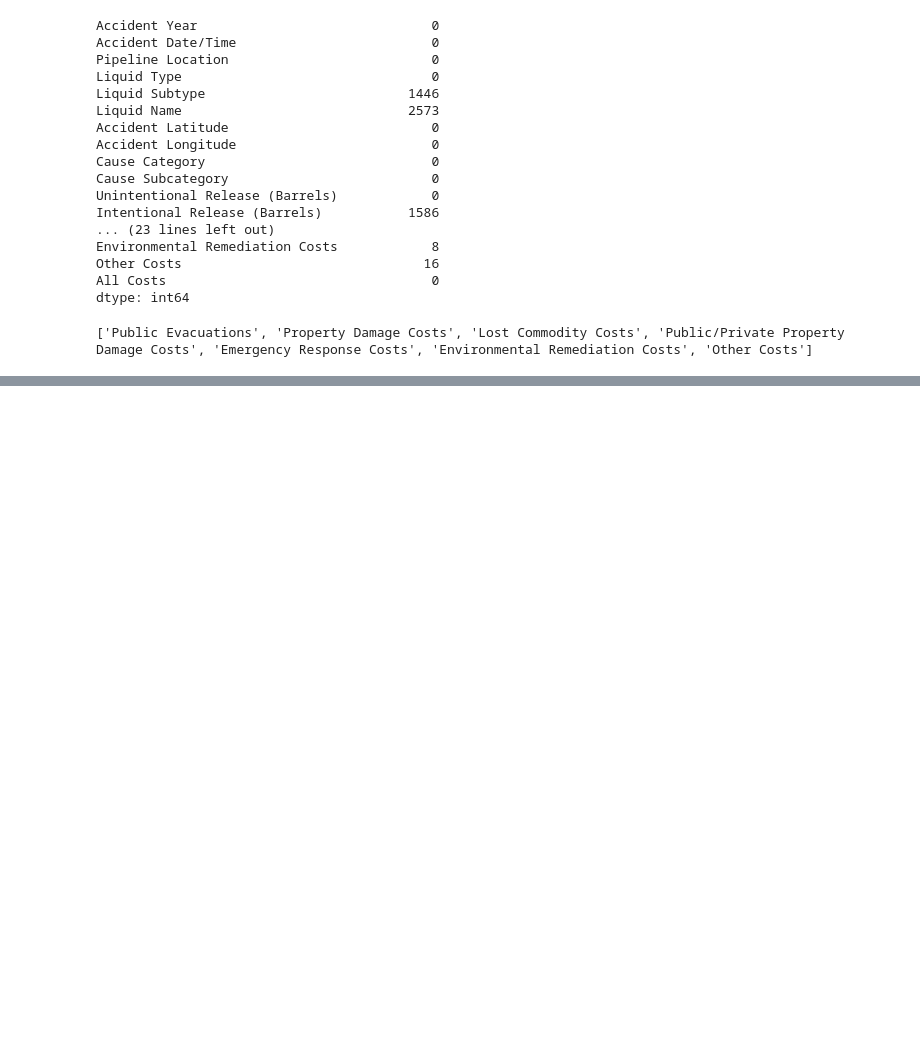
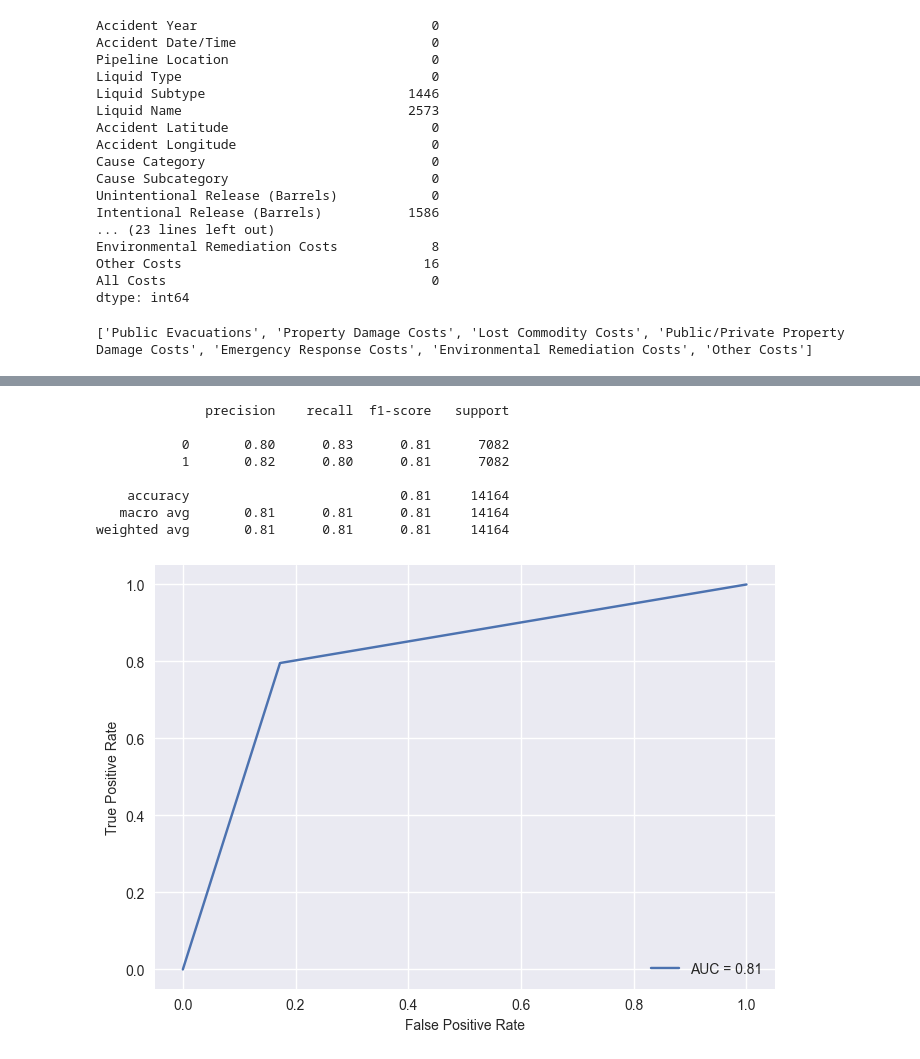
Before and after one commit to IvanBugaenko/MLGazzzz, a Jupyter notebook: notebooks/dz.ipynb, the cells around one changed output, grey strips where cells are left out. Drawn from its saved outputs; the diff is of its cells as text; code cells hidden in the pictures; blank space fills up the shorter version.

```diff
--- a/notebooks/dz.ipynb
+++ b/notebooks/dz.ipynb
@@ -247,0 +561,18 @@ table_classification.drop(columns=['Index', 'RC Code', 'AMP', 'Vendor Name', 'UM
+# %%
+# 6.3 Попробуем логистическую регрессию (с гиперпараметрами)
+
+clf = LogisticRegression(penalty='l1', solver='liblinear').fit(X_train_class, y_train_class)
+y_pred_clf = clf.predict(X_test_class)
+
+print(classification_report(y_test_class, y_pred_clf))
+draw_roc(y_test_class, y_pred_clf)
+# %% [output]
+              precision    recall  f1-score   support
+
+           0       0.80      0.83      0.81      7082
+           1       0.82      0.80      0.81      7082
+
+    accuracy                           0.81     14164
+   macro avg       0.81      0.81      0.81     14164
+weighted avg       0.81      0.81      0.81     14164
+[figure, added]
```
Also changed, not shown: parts of 56 cells of this notebook, 7 other files.
